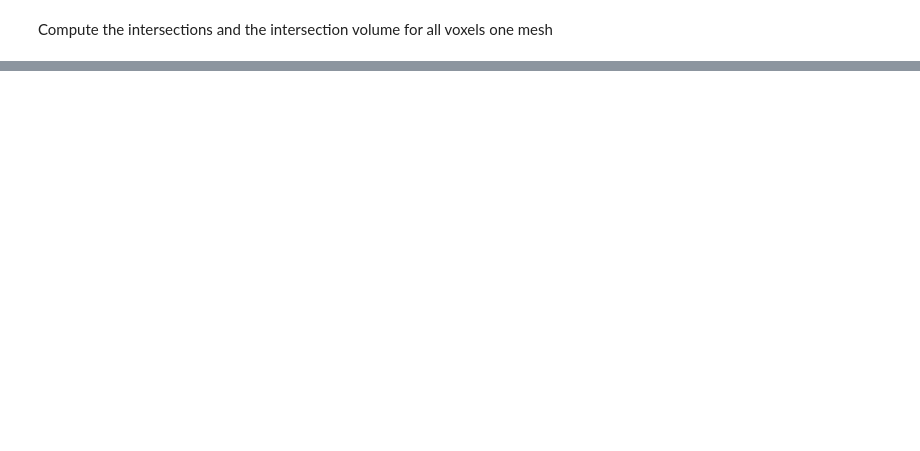
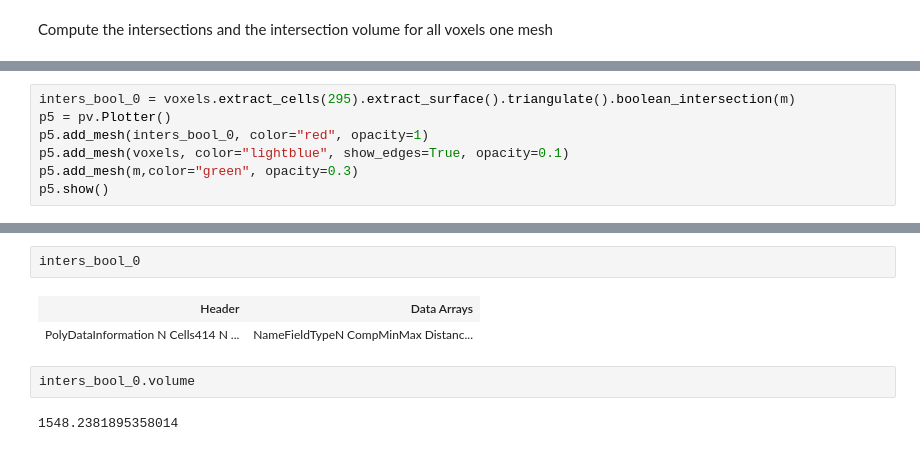
Before and after one commit to ajdr88/CAE_DS_Training, a Jupyter notebook: Prep-Design_space_voxels.ipynb, the cells around one changed output, grey strips where cells are left out. Saved outputs shown, nothing was run; the diff lists cells and outputs as text; blank space fills up the shorter version.

```diff
--- a/Prep-Design_space_voxels.ipynb
+++ b/Prep-Design_space_voxels.ipynb
@@ -156,0 +245,7 @@ def compute_cell_stress(sim_results, voxel_grid):
+# %%
+inters_bool_0 = voxels.extract_cells(295).extract_surface().triangulate().boolean_intersection(m)
+p5 = pv.Plotter()
+p5.add_mesh(inters_bool_0, color="red", opacity=1)
+p5.add_mesh(voxels, color="lightblue", show_edges=True, opacity=0.1)
+p5.add_mesh(m,color="green", opacity=0.3)
+p5.show()
@@ -156,0 +254,9 @@ def compute_cell_stress(sim_results, voxel_grid):
+# %%
+inters_bool_0
+# %% [output]
+| Header | Data Arrays |
+| PolyDataInformation N Cells414 N ... | NameFieldTypeN CompMinMax Distanc... |
+# %%
+inters_bool_0.volume
+# %% [output]
+1548.2381895358014
```
Also changed, not shown: parts of 30 cells of this notebook, 2 other files.
